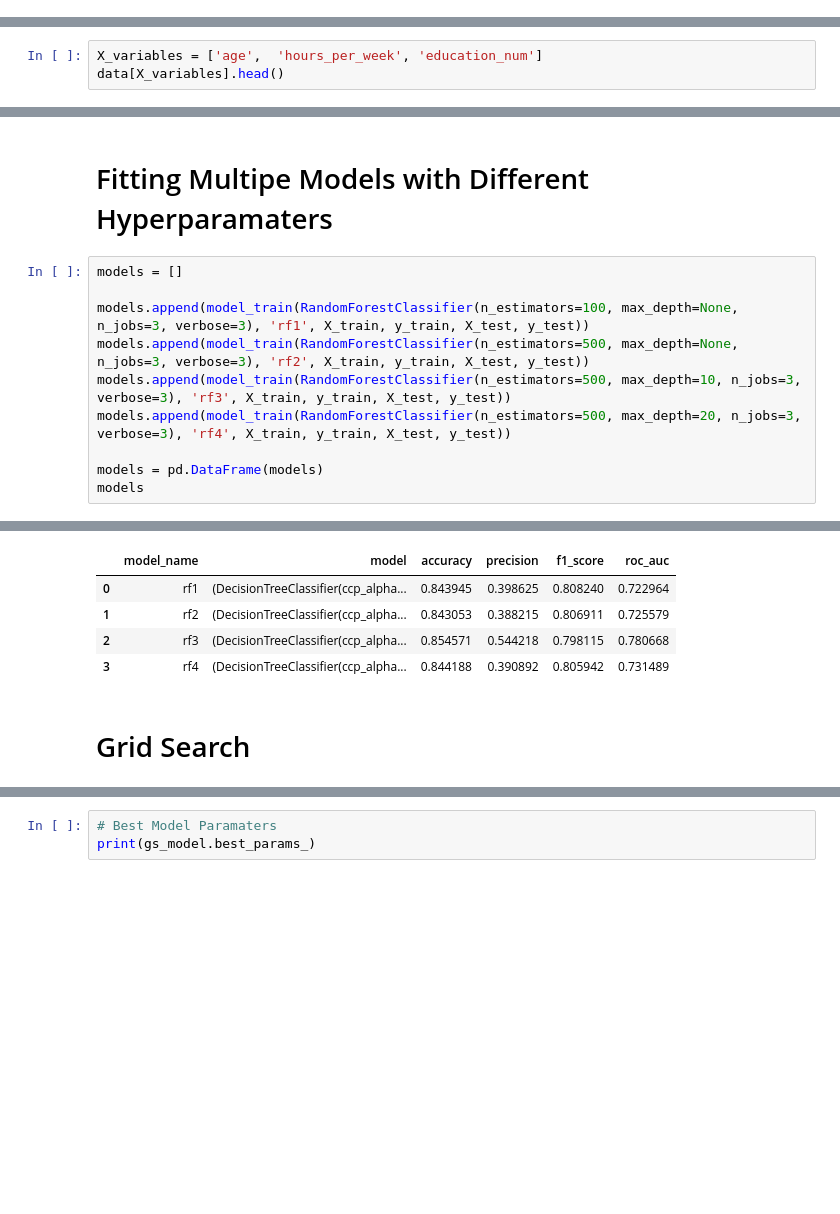
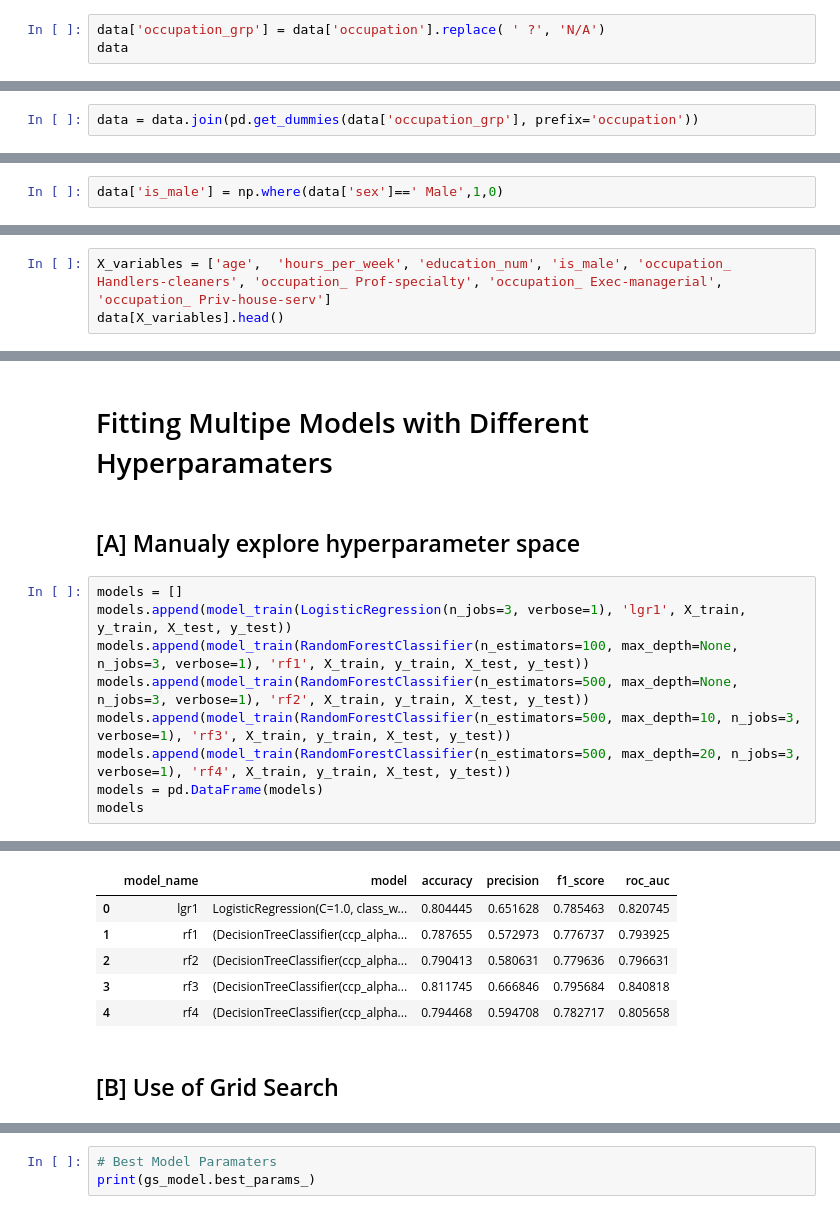
Before and after one commit to SumuduTennakoon/MachineLearningFoundations, a Jupyter notebook: LectureNotebooks/15_MadchineLearningModelBuildingWorkflow.ipynb, the cells around one changed output, grey strips where cells are left out. Drawn from its saved outputs; the diff is of its cells as text; blank space fills up the shorter version.

```diff
--- a/LectureNotebooks/15_MadchineLearningModelBuildingWorkflow.ipynb
+++ b/LectureNotebooks/15_MadchineLearningModelBuildingWorkflow.ipynb
@@ -83,0 +178,3 @@ data['y_act'] = np.where(data['class']==' >50K',1,0)
+# %%
+data['occupation_grp'] = data['occupation'].replace( ' ?', 'N/A')
+data
@@ -83,0 +195,2 @@ data['y_act'] = np.where(data['class']==' >50K',1,0)
+# %%
+data = data.join(pd.get_dummies(data['occupation_grp'], prefix='occupation'))
@@ -83,0 +241,2 @@ data['y_act'] = np.where(data['class']==' >50K',1,0)
+# %%
+data['is_male'] = np.where(data['sex']==' Male',1,0)
@@ -84,4 +254,4 @@ data['y_act'] = np.where(data['class']==' >50K',1,0)
 # %%
-X_variables = ['age',  'hours_per_week', 'education_num']
+X_variables = ['age',  'hours_per_week', 'education_num', 'is_male', 'occupation_ Handlers-cleaners', 'occupation_ Prof-specialty', 'occupation_ Exec-managerial', 'occupation_ Priv-house-serv']
 data[X_variables].head()
 # %% [output]
@@ -167,13 +382,14 @@ def post_processing(prediction):
 # %% [markdown]
 # Fitting Multipe Models with Different Hyperparamaters
+# %% [markdown]
+## [A] Manualy explore hyperparameter space
 # %%
 models = []
-
-models.append(model_train(RandomForestClassifier(n_estimators=100, max_depth=None, n_jobs=3, verbose=3), 'rf1', X_train, y_train, X_test, y_test))
-models.append(model_train(RandomForestClassifier(n_estimators=500, max_depth=None, n_jobs=3, verbose=3), 'rf2', X_train, y_train, X_test, y_test))
-models.append(model_train(RandomForestClassifier(n_estimators=500, max_depth=10, n_jobs=3, verbose=3), 'rf3', X_train, y_train, X_test, y_test))
-models.append(model_train(RandomForestClassifier(n_estimators=500, max_depth=20, n_jobs=3, verbose=3), 'rf4', X_train, y_train, X_test, y_test))
-
+models.append(model_train(LogisticRegression(n_jobs=3, verbose=1), 'lgr1', X_train, y_train, X_test, y_test))
+models.append(model_train(RandomForestClassifier(n_estimators=100, max_depth=None, n_jobs=3, verbose=1), 'rf1', X_train, y_train, X_test, y_test))
+models.append(model_train(RandomForestClassifier(n_estimators=500, max_depth=None, n_jobs=3, verbose=1), 'rf2', X_train, y_train, X_test, y_test))
+models.append(model_train(RandomForestClassifier(n_estimators=500, max_depth=10, n_jobs=3, verbose=1), 'rf3', X_train, y_train, X_test, y_test))
+models.append(model_train(RandomForestClassifier(n_estimators=500, max_depth=20, n_jobs=3, verbose=1), 'rf4', X_train, y_train, X_test, y_test))
 models = pd.DataFrame(models)
 models
 # %% [output]
@@ -180,10 +413,11 @@ models
 |  | model_name | model | accuracy | precision | f1_score | roc_auc |
-| 0 | rf1 | (DecisionTreeClassifier(ccp_alpha... | 0.843945 | 0.398625 | 0.808240 | 0.722964 |
-| 1 | rf2 | (DecisionTreeClassifier(ccp_alpha... | 0.843053 | 0.388215 | 0.806911 | 0.725579 |
-| 2 | rf3 | (DecisionTreeClassifier(ccp_alpha... | 0.854571 | 0.544218 | 0.798115 | 0.780668 |
-| 3 | rf4 | (DecisionTreeClassifier(ccp_alpha... | 0.844188 | 0.390892 | 0.805942 | 0.731489 |
+| 0 | lgr1 | LogisticRegression(C=1.0, class_w... | 0.804445 | 0.651628 | 0.785463 | 0.820745 |
+| 1 | rf1 | (DecisionTreeClassifier(ccp_alpha... | 0.787655 | 0.572973 | 0.776737 | 0.793925 |
+| 2 | rf2 | (DecisionTreeClassifier(ccp_alpha... | 0.790413 | 0.580631 | 0.779636 | 0.796631 |
+| 3 | rf3 | (DecisionTreeClassifier(ccp_alpha... | 0.811745 | 0.666846 | 0.795684 | 0.840818 |
+| 4 | rf4 | (DecisionTreeClassifier(ccp_alpha... | 0.794468 | 0.594708 | 0.782717 | 0.805658 |
 # %% [markdown]
-# Grid Search
+## [B] Use of Grid Search
 # %%
 from sklearn.model_selection import GridSearchCV
 
```
Also changed, not shown: parts of 77 cells of this notebook.
